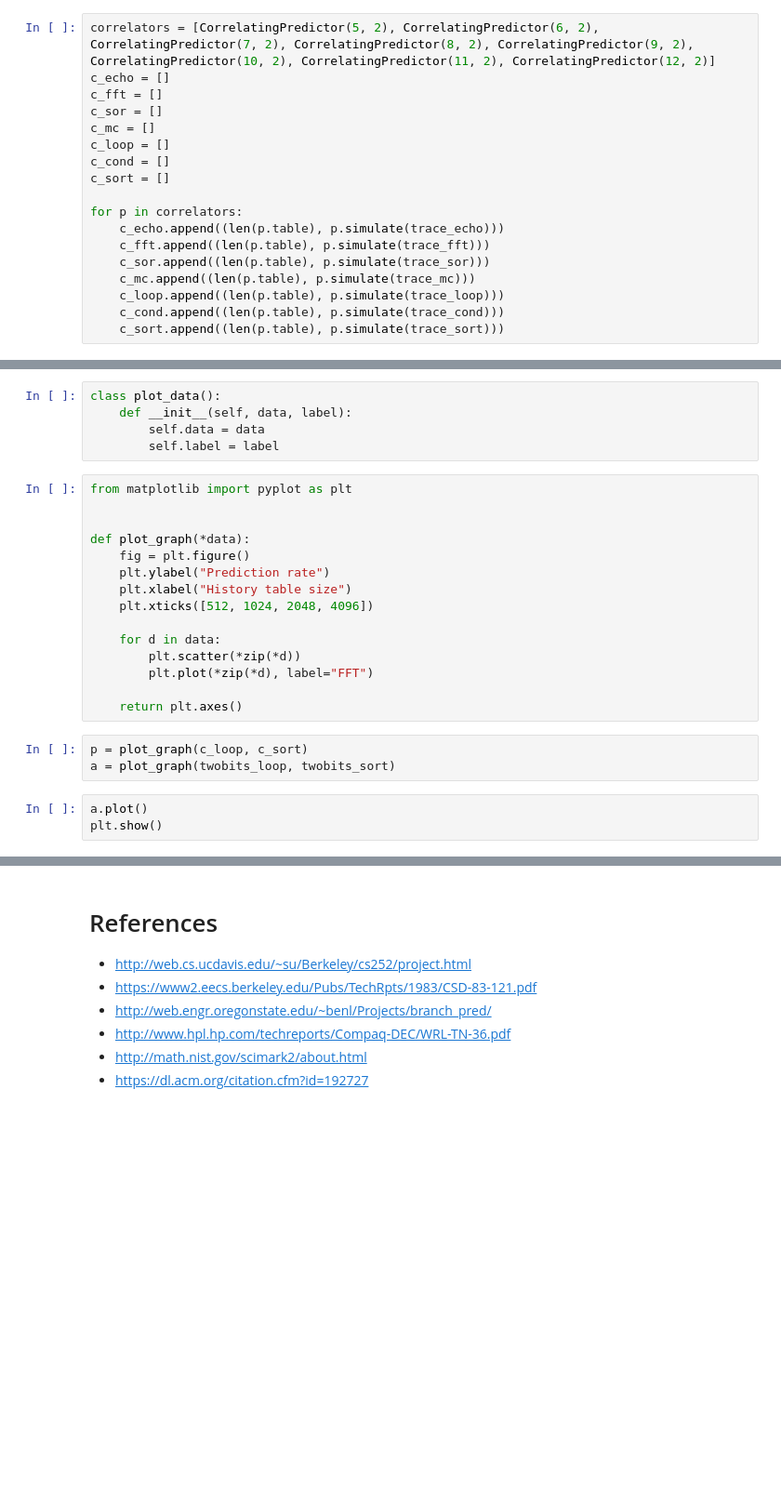
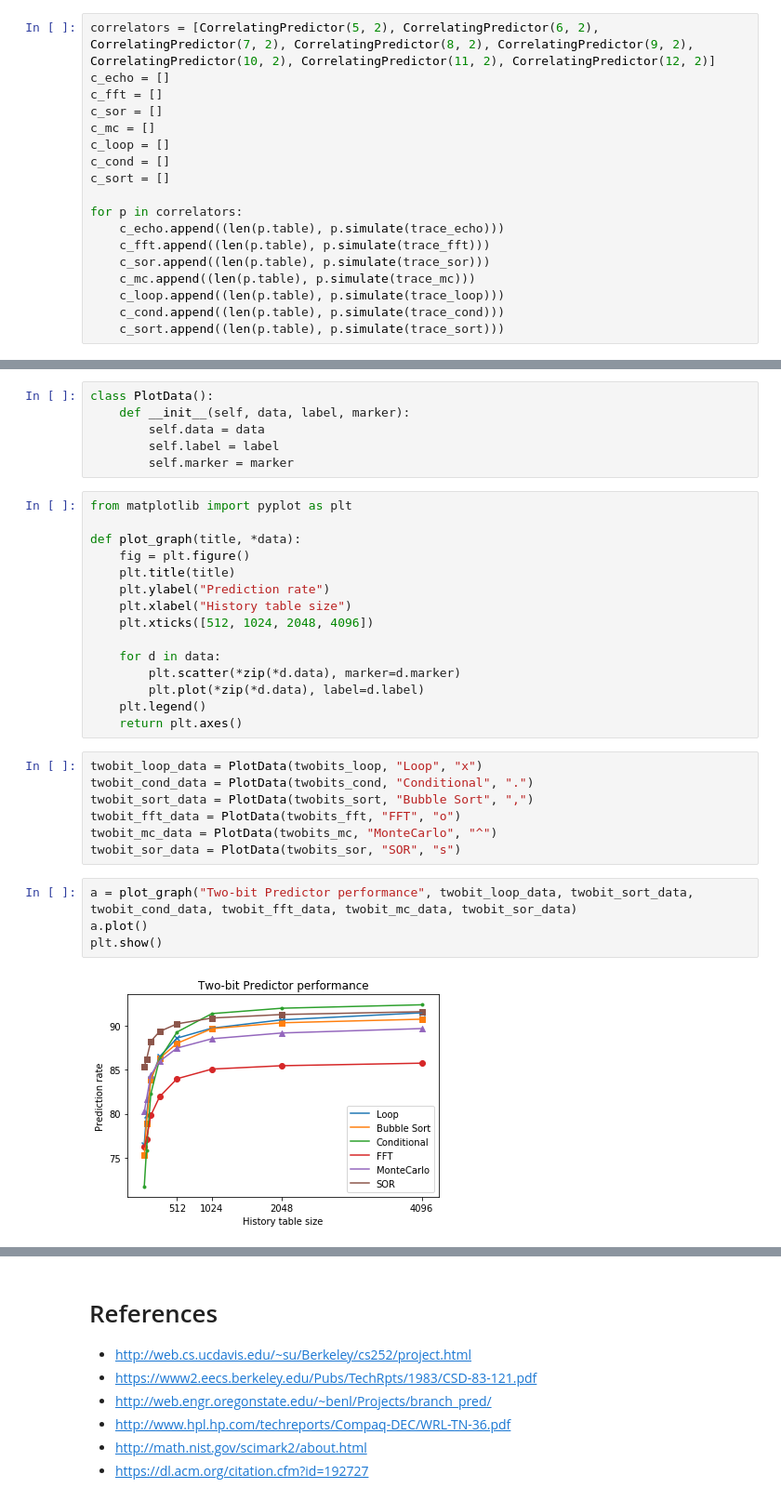
Before and after one commit to 12yuens2/branch-prediction, a Jupyter notebook: CS4202 Branch Prediction Practical.ipynb, the cells around one changed output, grey strips where cells are left out. Shown at 93% size. Saved outputs shown, nothing was run; the diff lists cells and outputs as text; blank space fills up the shorter version.

Commit message:
More work on graphs and reset predictors after every run.

```diff
--- a/CS4202 Branch Prediction Practical.ipynb
+++ b/CS4202 Branch Prediction Practical.ipynb
@@ -318,26 +330,34 @@ for p in gshares:
 # %%
-class plot_data():
-    def __init__(self, data, label):
+class PlotData():
+    def __init__(self, data, label, marker):
         self.data = data
         self.label = label
+        self.marker = marker
 # %%
 from matplotlib import pyplot as plt
 
-
-def plot_graph(*data):
+def plot_graph(title, *data):
     fig = plt.figure()
+    plt.title(title)
     plt.ylabel("Prediction rate")
     plt.xlabel("History table size")
     plt.xticks([512, 1024, 2048, 4096])
 
     for d in data:
-        plt.scatter(*zip(*d))
-        plt.plot(*zip(*d), label="FFT")
-
+        plt.scatter(*zip(*d.data), marker=d.marker)
+        plt.plot(*zip(*d.data), label=d.label)
+    plt.legend()
     return plt.axes()
-# %%
-p = plot_graph(c_loop, c_sort)
-a = plot_graph(twobits_loop, twobits_sort)
-# %%
-a.plot()
-plt.show()
+# %%
+twobit_loop_data = PlotData(twobits_loop, "Loop", "x")
+twobit_cond_data = PlotData(twobits_cond, "Conditional", ".")
+twobit_sort_data = PlotData(twobits_sort, "Bubble Sort", ",")
+twobit_fft_data = PlotData(twobits_fft, "FFT", "o")
+twobit_mc_data = PlotData(twobits_mc, "MonteCarlo", "^")
+twobit_sor_data = PlotData(twobits_sor, "SOR", "s")
+# %%
+a = plot_graph("Two-bit Predictor performance", twobit_loop_data, twobit_sort_data, twobit_cond_data, twobit_fft_data, twobit_mc_data, twobit_sor_data)
+a.plot()
+plt.show()
+# %% [output]
+[figure, added]
```
Also changed, not shown: parts of 14 cells of this notebook.
